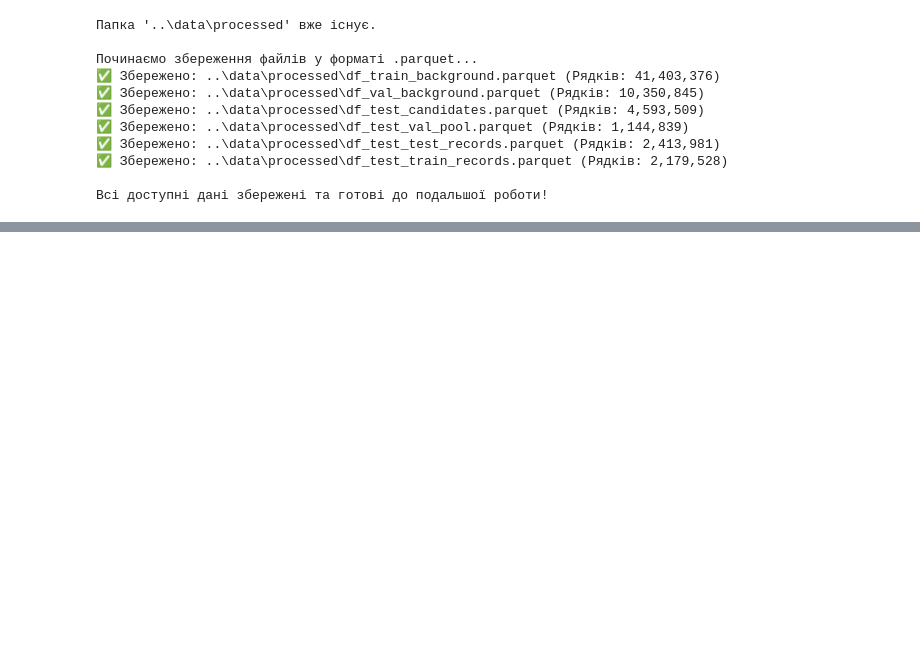
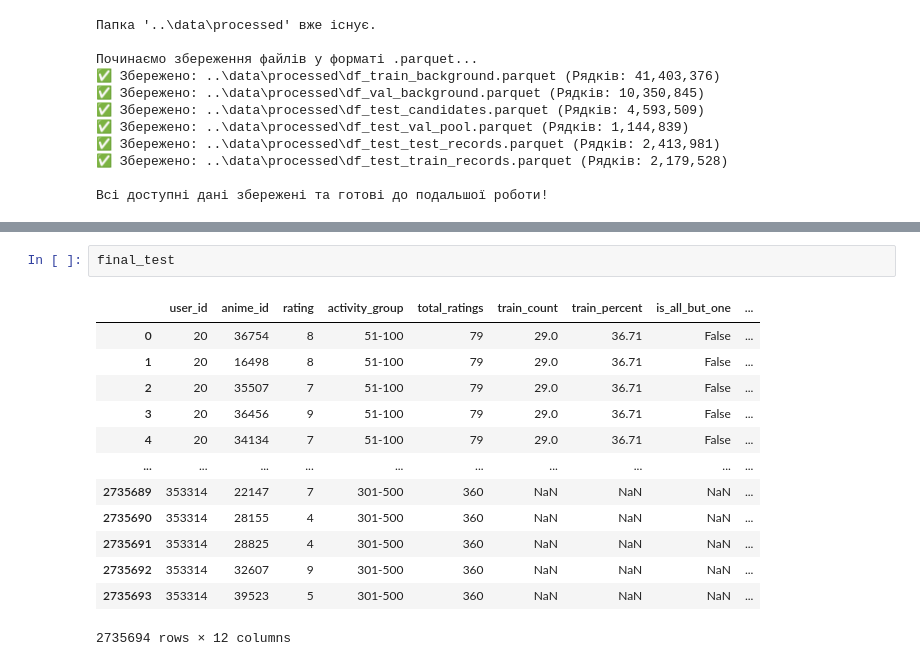
Before and after one commit to AntonBubnov/anime-rec-sys-evaluation, a Jupyter notebook: notebooks/02_user_preprocessing.ipynb, the cells around one changed output, grey strips where cells are left out. Drawn from its saved outputs; the diff is of its cells as text; blank space fills up the shorter version.

Commit message:
Create final train/val/test splits and save DataFrames

```diff
--- a/notebooks/02_user_preprocessing.ipynb
+++ b/notebooks/02_user_preprocessing.ipynb
@@ -1387,0 +1665,16 @@ print("\nВсі доступні дані збережені та готові
+# %%
+final_test
+# %% [output]
+|  | user_id | anime_id | rating | activity_group | total_ratings | train_count | train_percent | is_all_but_one | ... |
+| 0 | 20 | 36754 | 8 | 51-100 | 79 | 29.0 | 36.71 | False | ... |
+| 1 | 20 | 16498 | 8 | 51-100 | 79 | 29.0 | 36.71 | False | ... |
+| 2 | 20 | 35507 | 7 | 51-100 | 79 | 29.0 | 36.71 | False | ... |
+| 3 | 20 | 36456 | 9 | 51-100 | 79 | 29.0 | 36.71 | False | ... |
+| 4 | 20 | 34134 | 7 | 51-100 | 79 | 29.0 | 36.71 | False | ... |
+| ... | ... | ... | ... | ... | ... | ... | ... | ... | ... |
+| 2735689 | 353314 | 22147 | 7 | 301-500 | 360 | NaN | NaN | NaN | ... |
+| 2735690 | 353314 | 28155 | 4 | 301-500 | 360 | NaN | NaN | NaN | ... |
+| 2735691 | 353314 | 28825 | 4 | 301-500 | 360 | NaN | NaN | NaN | ... |
+| 2735692 | 353314 | 32607 | 9 | 301-500 | 360 | NaN | NaN | NaN | ... |
+| 2735693 | 353314 | 39523 | 5 | 301-500 | 360 | NaN | NaN | NaN | ... |
+2735694 rows × 12 columns
```
Also changed, not shown: parts of 6 cells of this notebook.
